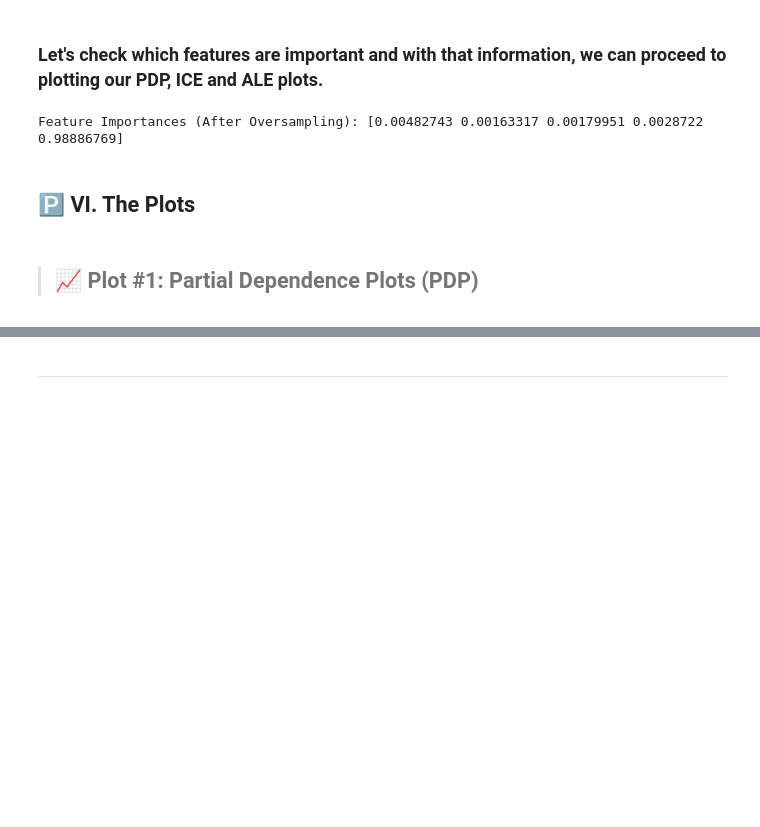
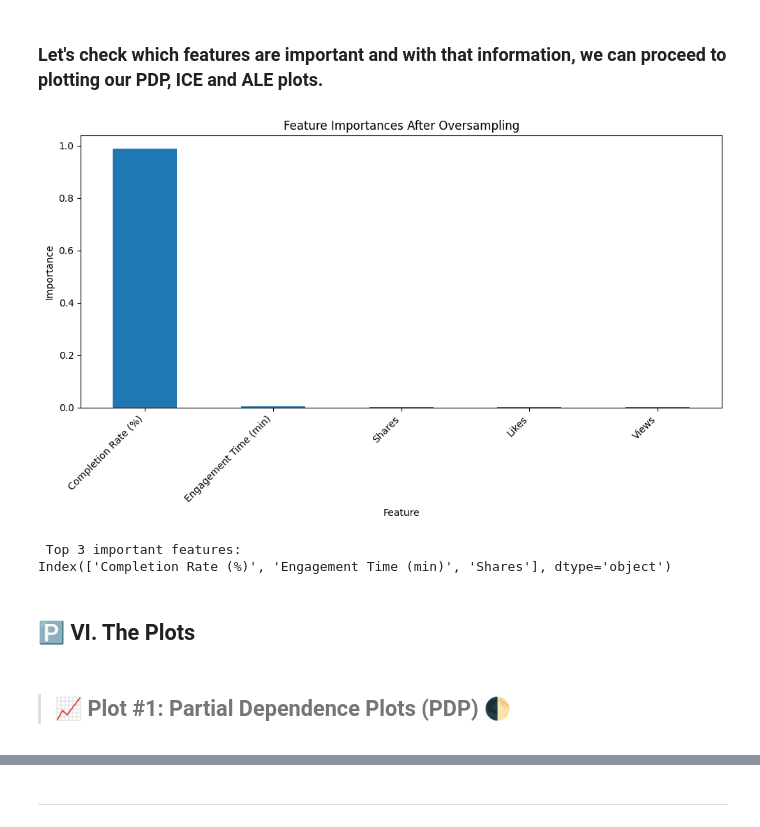
Before and after one commit to theorignalmapdcodex/aipi590_i-4_et2, a Jupyter notebook: notebooks/pdp+ice+ale_plot_interpretation.ipynb, the cells around one changed output, grey strips where cells are left out. Saved outputs shown, nothing was run; the diff lists cells and outputs as text; code cells hidden in the pictures; blank space fills up the shorter version.

```diff
--- a/notebooks/pdp+ice+ale_plot_interpretation.ipynb
+++ b/notebooks/pdp+ice+ale_plot_interpretation.ipynb
@@ -215,3 +215,7 @@ memory usage: 840.9 KB
 | 7 | 160 | 3 | 1 | 0 | 49.816287 | False |
 | 8 | 128 | 7 | 7 | 3 | 99.705033 | True |
 | 9 | 199 | 6 | 6 | 3 | 44.729176 | True |
+# %%
+# ii - Task 4: Converting the 'Conversion' column to recode to 0-False and 1-True for better model training and development as it's the ideal data type for most ML models like Random Forest Modeling                                                       #----> via Gemini AI on 6 Feb 25 @ 1:44am
+bcs_data['Conversion'] = bcs_data['Conversion'].astype(int)
+bcs_data.head(10)
@@ -450,12 +468,39 @@ plt.show()
 From the above chart, not much has changed from our initial correlation matrix. However, for example, we can see a `0.57` to `0.58` changed between the `Likes` and `Views` features.
 # %% [markdown]
 ### Let's check which features are important and with that information, we can proceed to plotting our PDP, ICE and ALE plots.
-# %%
-# Accessing feature importances
-print("Feature Importances (After Oversampling):", rf_after.feature_importances_)
-# %% [output]
-Feature Importances (After Oversampling): [0.00482743 0.00163317 0.00179951 0.0028722  0.98886769]
+# %%
+# Plotting the top 3 features from random forest after oversampling                                                                                               #----> via Gemini AI on 6 Feb 25 @ 1:10am
+# Accessing feature importances
+importances = rf_after.feature_importances_
+feature_names = X.columns
+feature_importance = pd.Series(importances, index=feature_names)
+
+# Sort feature importances
+feature_importance_sorted = feature_importance.sort_values(ascending=False)
+
+# Plot feature importances
+plt.figure(figsize=(10, 6))
+feature_importance_sorted.plot(kind='bar')
+plt.title('Feature Importances After Oversampling')
+plt.ylabel('Importance')
+plt.xlabel('Feature')
+plt.xticks(rotation=45, ha='right')
+plt.tight_layout()
+plt.show()
+
+# Selecting top 3 features
+top_3_features = feature_importance_sorted.head(3)
+
+# Printing the top 3 important features
+# Changed 'feat_imp' to 'feature_importance_sorted' which holds the sorted feature importances.
+top3_features = feature_importance_sorted.index[:3]
+print('\n\n', 'Top 3 important features:')
+print(top3_features)
+# %% [output]
+[figure, added]
+ Top 3 important features:
+Index(['Completion Rate (%)', 'Engagement Time (min)', 'Shares'], dtype='object')
 # %% [markdown]
 ## 🅿️ **VI. The Plots**
 # %% [markdown]
-> ## **📈 Plot #1: Partial Dependence Plots (PDP)**
+> ## **📈 Plot #1: Partial Dependence Plots (PDP)** 🌓
```
Also changed, not shown: parts of 15 cells of this notebook.
